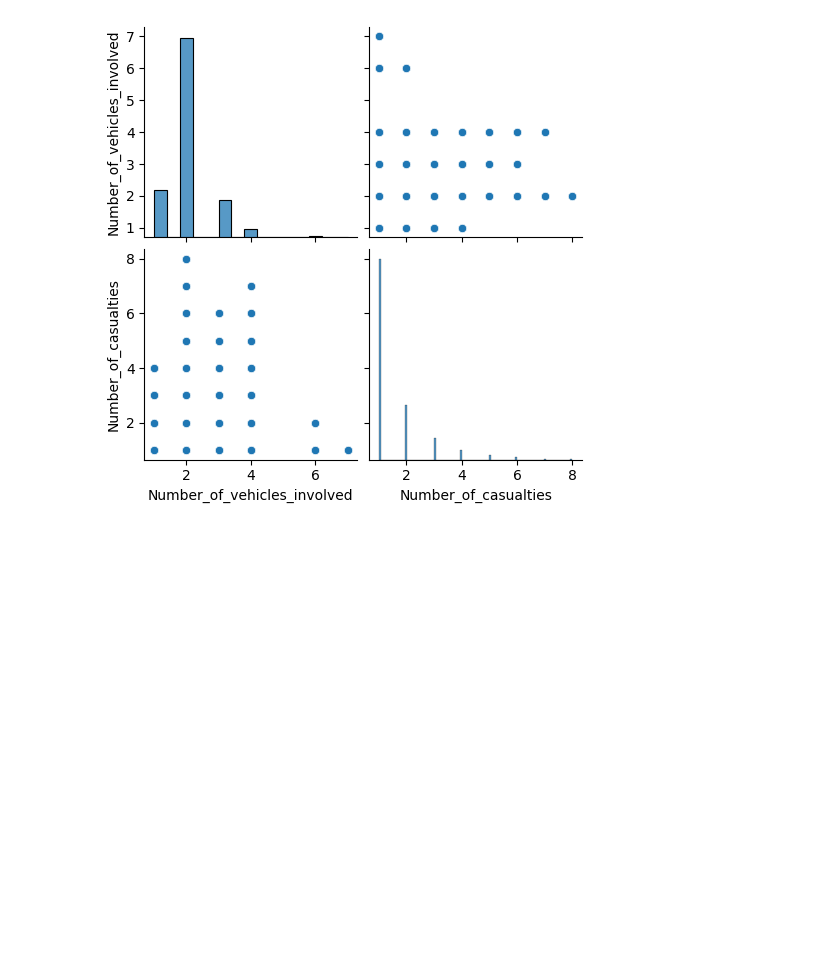
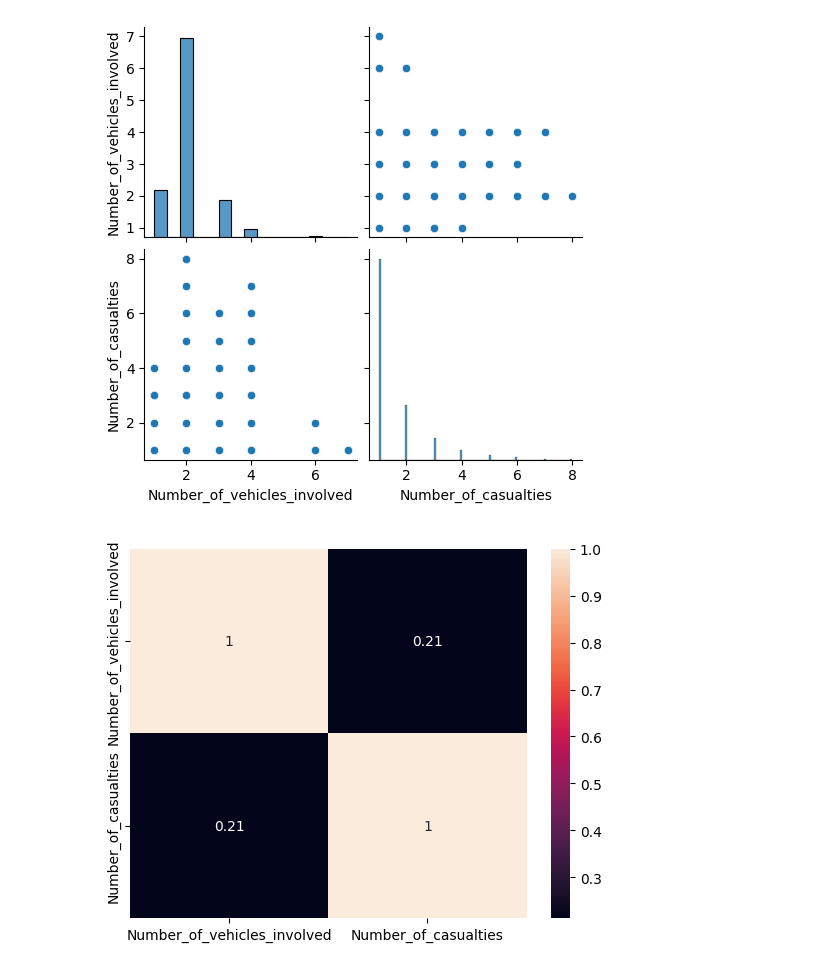
Before and after one commit to Impact-Dev1/Road-Traffic-Severity-Classification, a Jupyter notebook: main.ipynb, the cells around one changed output. Saved outputs shown, nothing was run; the diff lists cells and outputs as text; code cells hidden in the pictures; blank space fills up the shorter version.

```diff
--- a/main.ipynb
+++ b/main.ipynb
@@ -190,3 +190,9 @@ sns.pairplot(df[["Number_of_vehicles_involved", 'Number_of_casualties']])
 plt.show()
 # %% [output]
 [figure]
+# %%
+corr_matrix = df[['Number_of_vehicles_involved', 'Number_of_casualties']].corr()
+sns.heatmap(corr_matrix, annot=True)
+plt.show()
+# %% [output]
+[figure, added]
```
Also changed, not shown: parts of 5 cells of this notebook.
